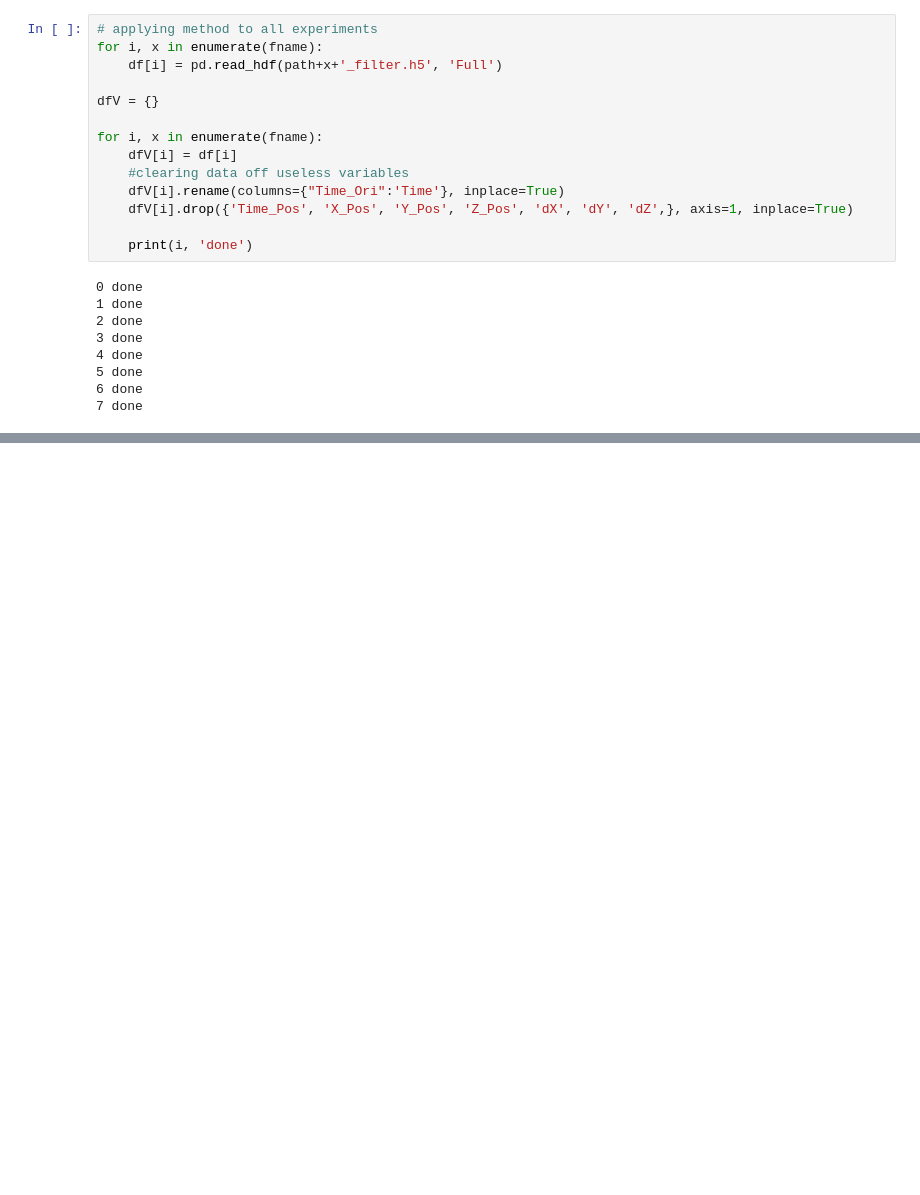
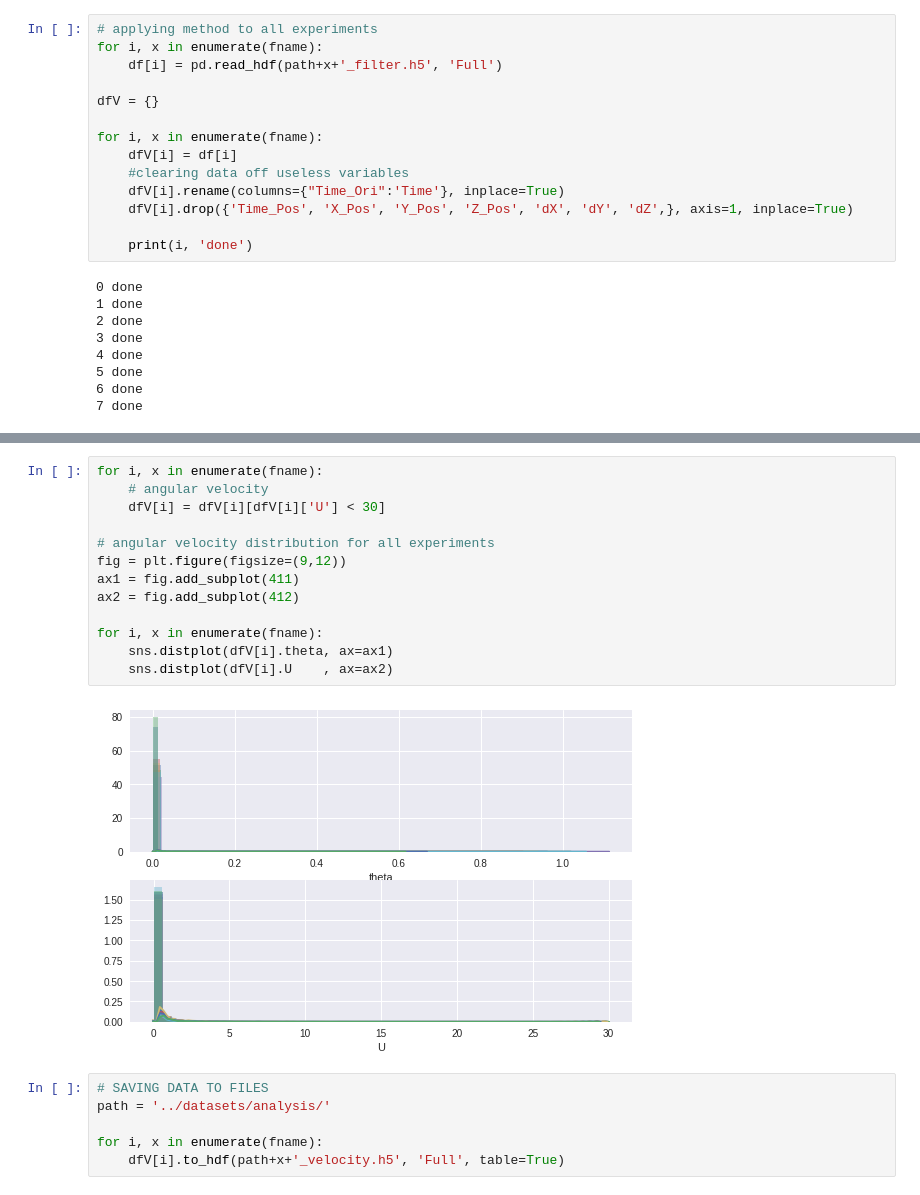
Before and after one commit to alTeska/VR_Acuity, a Jupyter notebook: notebooks/Orientation_Angle.ipynb, the cells around one changed output, grey strips where cells are left out. Drawn from its saved outputs; the diff is of its cells as text; blank space fills up the shorter version.

Commit message:
save the data for further analysis

```diff
--- a/notebooks/Orientation_Angle.ipynb
+++ b/notebooks/Orientation_Angle.ipynb
@@ -203,0 +233,21 @@ for i, x in enumerate(fname):
+# %%
+for i, x in enumerate(fname):
+    # angular velocity
+    dfV[i] = dfV[i][dfV[i]['U'] < 30]
+
+# angular velocity distribution for all experiments
+fig = plt.figure(figsize=(9,12))
+ax1 = fig.add_subplot(411)
+ax2 = fig.add_subplot(412)
+
+for i, x in enumerate(fname):
+    sns.distplot(dfV[i].theta, ax=ax1)
+    sns.distplot(dfV[i].U    , ax=ax2)
+# %% [output]
+[figure, added]
+# %%
+# SAVING DATA TO FILES
+path = '../datasets/analysis/'
+
+for i, x in enumerate(fname):
+    dfV[i].to_hdf(path+x+'_velocity.h5', 'Full', table=True)
```
Also changed, not shown: parts of 5 cells of this notebook, 1 other file.
